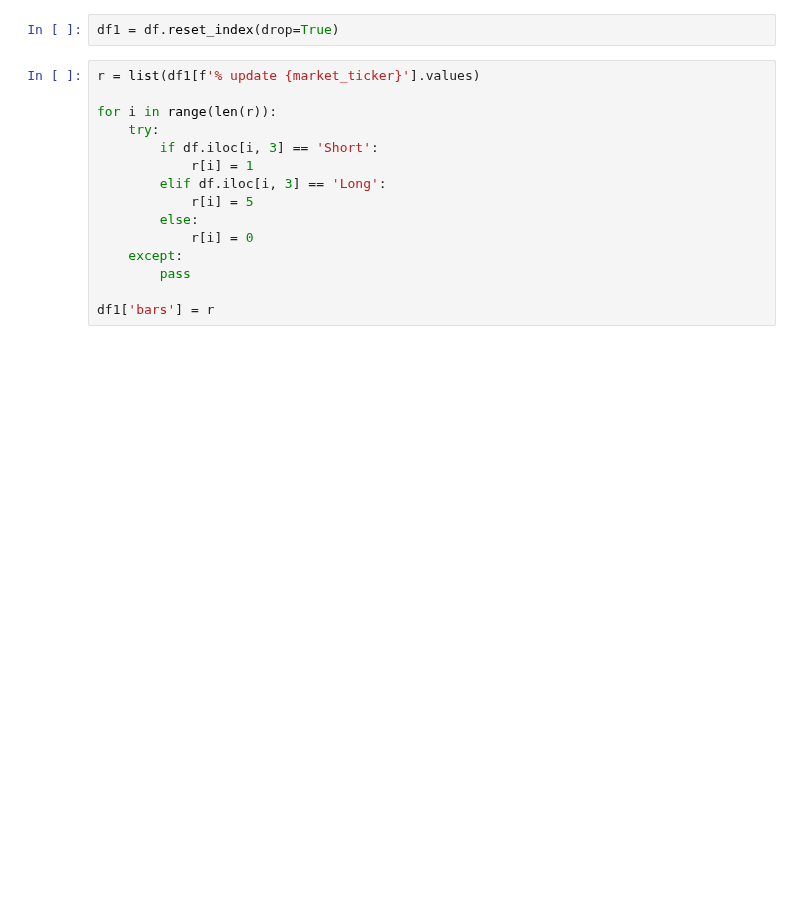
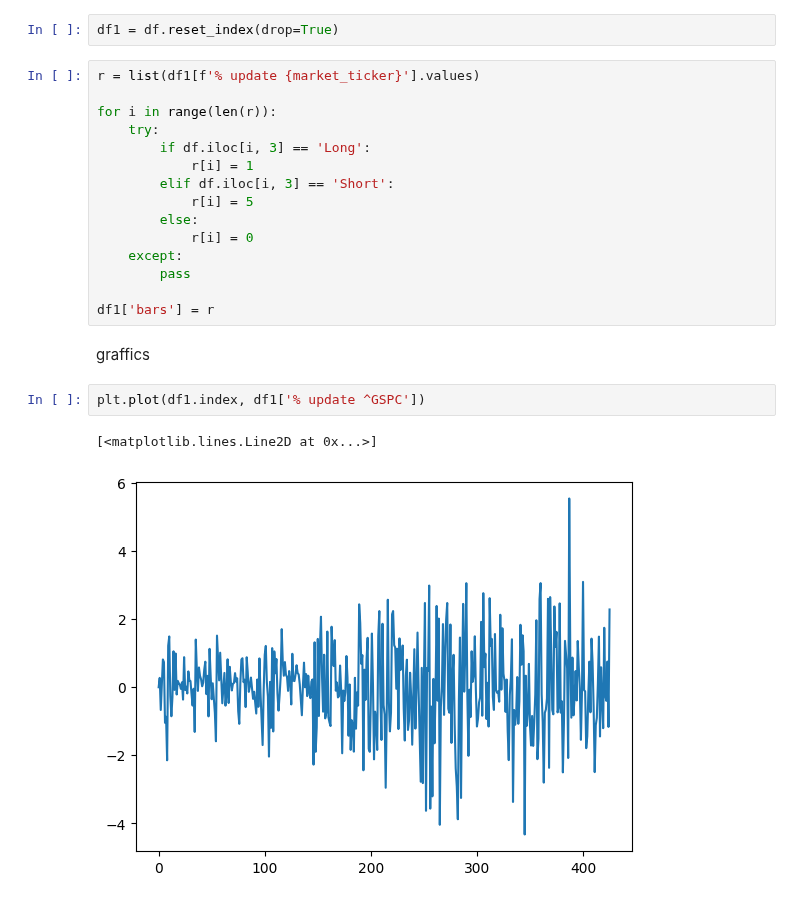
Before and after one commit to ChapnesAl/Tinkoff_Investment, a Jupyter notebook: lessons_and_tests/da_lessons/market_forecast.ipynb, the cells around one changed output. Saved outputs shown, nothing was run; the diff lists cells and outputs as text; blank space fills up the shorter version.

```diff
--- a/lessons_and_tests/da_lessons/market_forecast.ipynb
+++ b/lessons_and_tests/da_lessons/market_forecast.ipynb
@@ -495,9 +596,9 @@ r = list(df1[f'% update {market_ticker}'].values)
 
 for i in range(len(r)):
     try:
-        if df.iloc[i, 3] == 'Short':
+        if df.iloc[i, 3] == 'Long':
             r[i] = 1
-        elif df.iloc[i, 3] == 'Long':
+        elif df.iloc[i, 3] == 'Short':
             r[i] = 5
         else:
             r[i] = 0
@@ -505,4 +606,11 @@ for i in range(len(r)):
         pass
 
 df1['bars'] = r
+# %% [markdown]
+graffics
+# %%
+plt.plot(df1.index, df1['% update ^GSPC'])
+# %% [output]
+[<matplotlib.lines.Line2D at 0x...>]
+[figure, added]
 # %%
```
Also changed, not shown: parts of 18 cells of this notebook, 8 other files.
